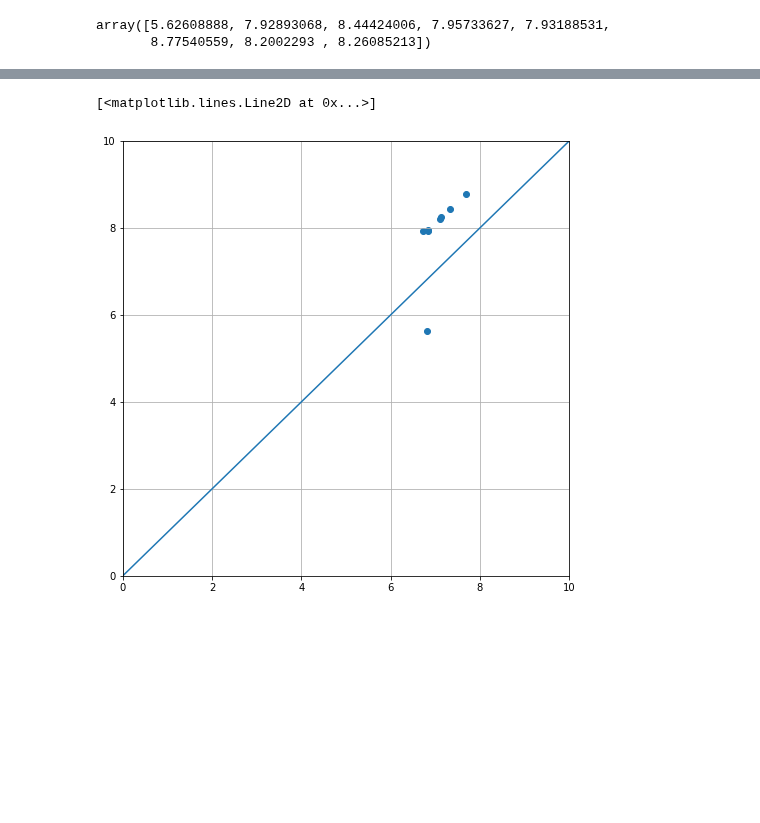
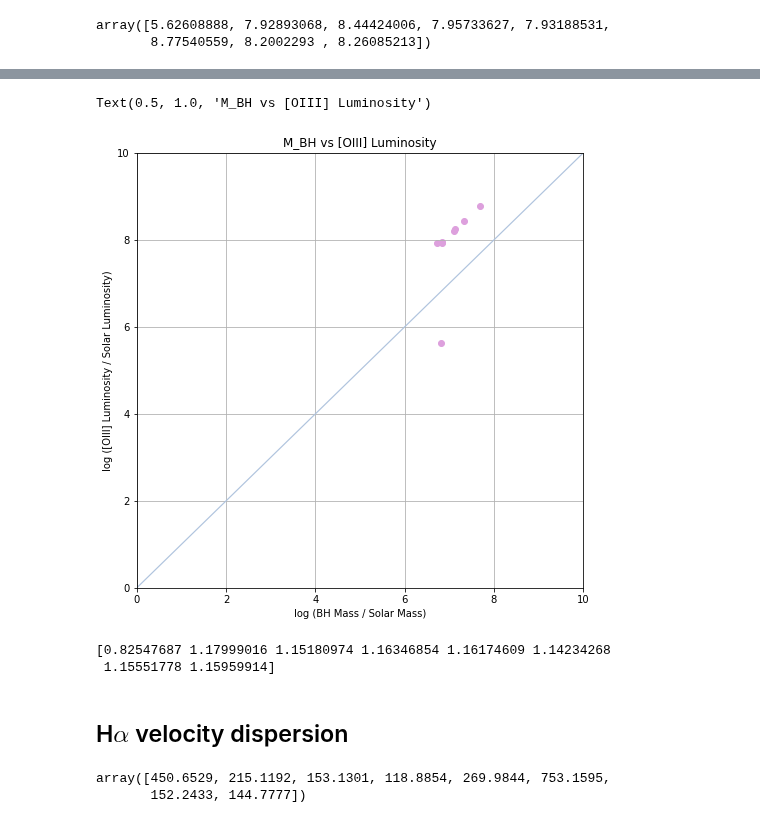
Before and after one commit to Natacha-U/Snr-Prj, a Jupyter notebook: Display_Results.ipynb, the cells around one changed output, grey strips where cells are left out. Drawn from its saved outputs; the diff is of its cells as text; code cells hidden in the pictures; blank space fills up the shorter version.

```diff
--- a/Display_Results.ipynb
+++ b/Display_Results.ipynb
@@ -548,10 +557,28 @@ plt.scatter(lum, oiiilum_log, color = 'slateblue')
 # %%
 plt.figure(figsize = (8,8))
 plt.grid()
 plt.xlim(0,10)
 plt.ylim(0,10)
-plt.scatter(BHM, oiiilum_log)
-plt.plot([0,10],[0,10])
+plt.scatter(BHM, oiiilum_log, color = 'plum')
+plt.plot([0,10],[0,10], color = 'lightsteelblue', linewidth = 1.2)
+plt.xlabel('log (BH Mass / Solar Mass)')
+plt.ylabel('log ([OIII] Luminosity / Solar Luminosity)')
+plt.title('M_BH vs [OIII] Luminosity')
+
+# plt.savefig('Images/BHMvsLum.png', bbox_inches = 'tight')
 # %% [output]
-[<matplotlib.lines.Line2D at 0x...>]
+Text(0.5, 1.0, 'M_BH vs [OIII] Luminosity')
-[figure, old version]
+[figure, new version]
+# %%
+print(oiiilum_log/BHM)
+# %% [output]
+[0.82547687 1.17999016 1.15180974 1.16346854 1.16174609 1.14234268
+ 1.15551778 1.15959914]
+# %% [markdown]
+## H$\alpha$ velocity dispersion
+# %%
+file_ha_vdis = np.array([df_ha_vdis.loc[index[num]][0] for num in range(len(mangaid))])
+file_ha_vdis
+# %% [output]
+array([450.6529, 215.1192, 153.1301, 118.8854, 269.9844, 753.1595,
+       152.2433, 144.7777])
```
Also changed, not shown: parts of 8 cells of this notebook.
